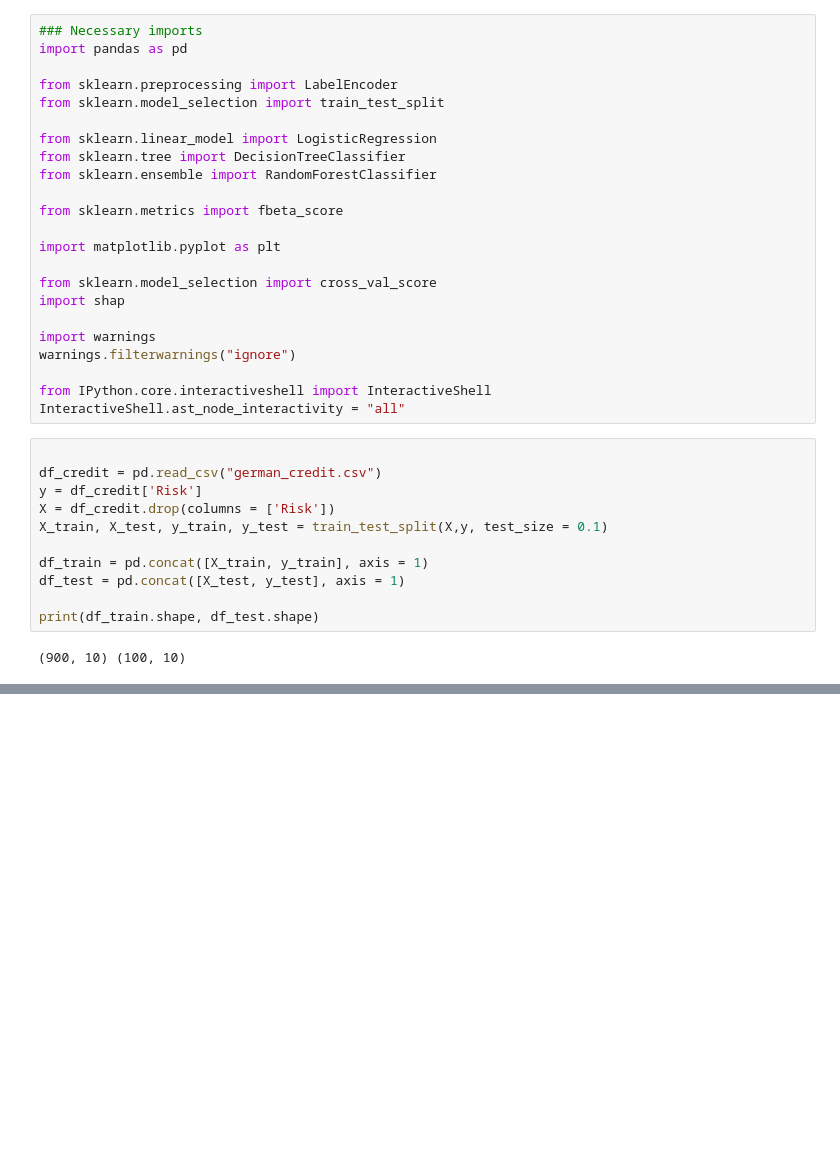
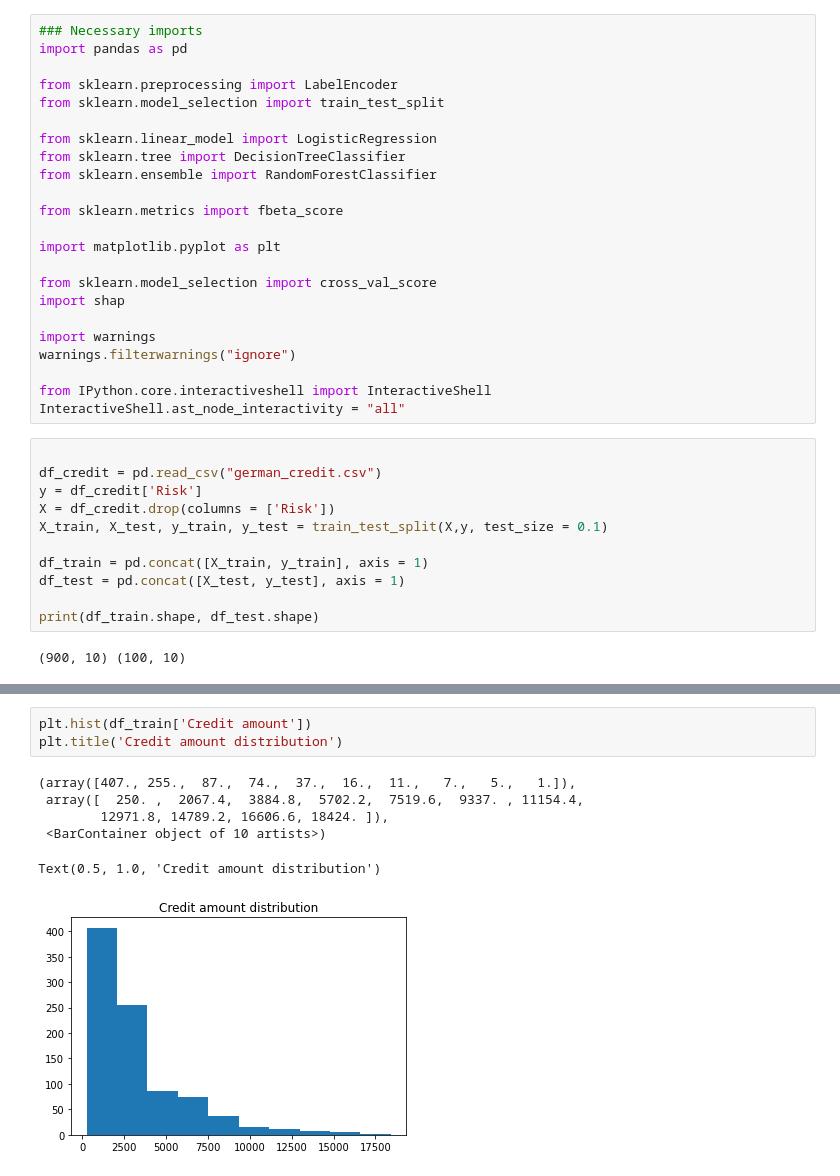
Before and after one commit to mostofa-ahsan/Credit_Risk_Proj, a Jupyter notebook: Data_Cleaning_&_EDA.ipynb, the cells around one changed output, grey strips where cells are left out. Drawn from its saved outputs; the diff is of its cells as text; blank space fills up the shorter version.

```diff
--- a/Data_Cleaning_&_EDA.ipynb
+++ b/Data_Cleaning_&_EDA.ipynb
@@ -83,0 +169,10 @@ Text(0.5, 0, 'Job')
+# %%
+plt.hist(df_train['Credit amount'])
+plt.title('Credit amount distribution')
+# %% [output]
+(array([407., 255.,  87.,  74.,  37.,  16.,  11.,   7.,   5.,   1.]),
+ array([  250. ,  2067.4,  3884.8,  5702.2,  7519.6,  9337. , 11154.4,
+        12971.8, 14789.2, 16606.6, 18424. ]),
+ <BarContainer object of 10 artists>)
+Text(0.5, 1.0, 'Credit amount distribution')
+[figure, added]
```
Also changed, not shown: parts of 18 cells of this notebook.
